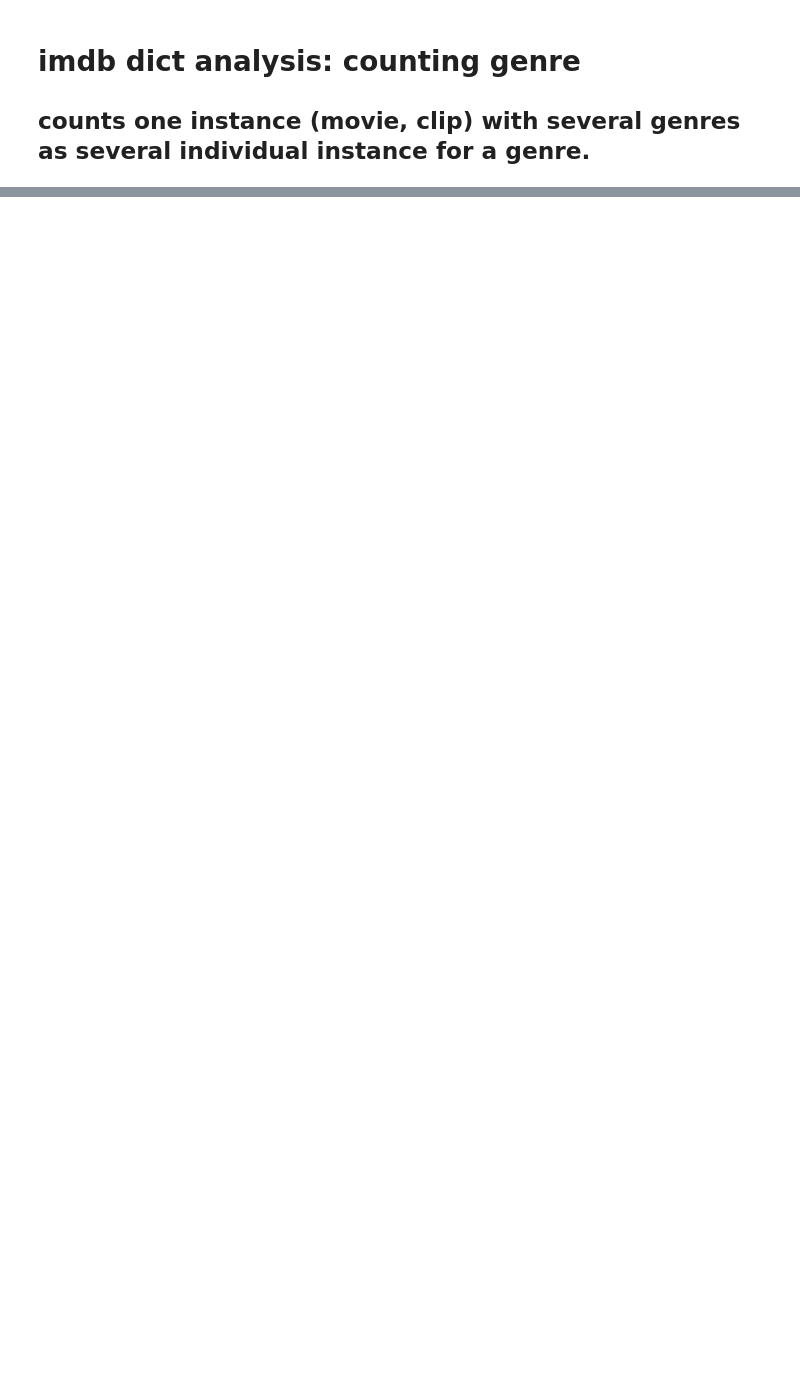
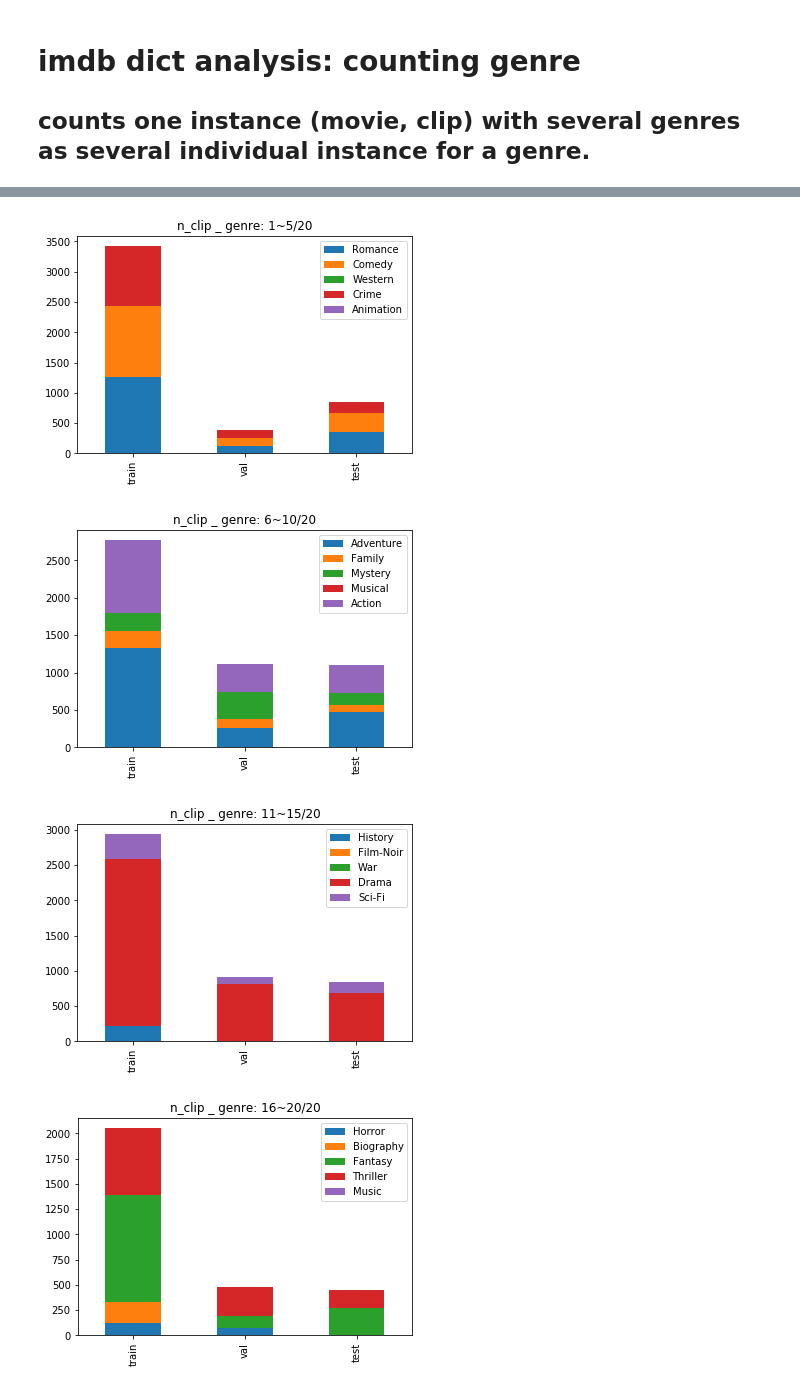
Before and after one commit to sonsus/imdb_genre_walkthru, a Jupyter notebook: analysis.ipynb, the cells around one changed output, grey strips where cells are left out. Drawn from its saved outputs; the diff is of its cells as text; code cells hidden in the pictures; blank space fills up the shorter version.

```diff
--- a/analysis.ipynb
+++ b/analysis.ipynb
@@ -223,0 +269,10 @@ dict_values([0, 1, 2, 3, 4, 5])
+# %%
+for j in range(6):
+    for i in range(4):
+        entity_now = datacube_analysis.entity_list[j]
+        datacube_analysis.show(result_df_dict, entity_now, i, stacked=True)
+# %% [output]
+[figure, added]
+[figure, added]
+[figure, added]
+[figure, added]
```
Also changed, not shown: parts of 35 cells of this notebook, 2 other files.
